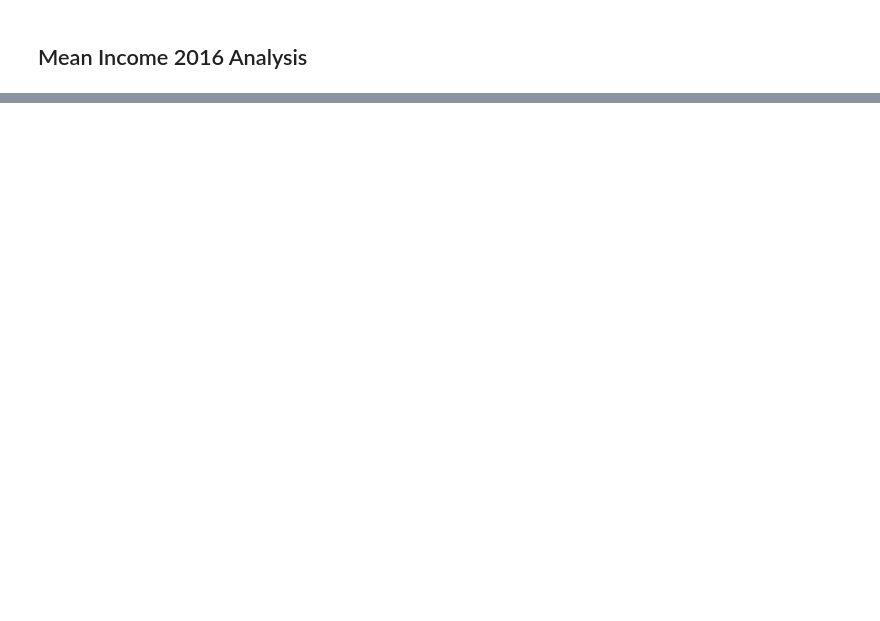
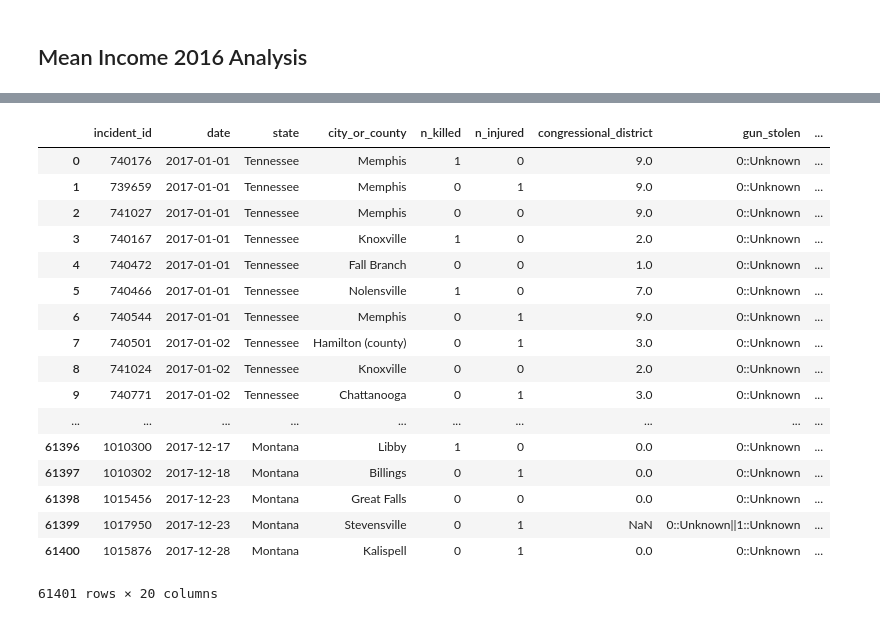
Before and after one commit to Cng000/Gun-violence-analysis, a Jupyter notebook: gun-violence.ipynb, the cells around one changed output, grey strips where cells are left out. Saved outputs shown, nothing was run; the diff lists cells and outputs as text; code cells hidden in the pictures; blank space fills up the shorter version.

```diff
--- a/gun-violence.ipynb
+++ b/gun-violence.ipynb
@@ -104,0 +322,4 @@ df_income.info()
+# %%
+# Take only the median income of 2017
+df_income = df_income[['Geography','Households; Estimate; Median income (dollars)']]
+df_income
@@ -119,5 +412,24 @@ df_income
 # %%
-# merged both dataframe(gun-violence && 2016_income)
-df_gun_income = pd.merge(df_gun_violence_new, df_income, on="state", how="outer")
+# merged both dataframe(gun-violence && 2017_income)
+df_gun_income = pd.merge(df_gun_violence_new_2017, df_income, on="state", how="outer")
 df_gun_income
+# %% [output]
+|  | incident_id | date | state | city_or_county | n_killed | n_injured | congressional_district | gun_stolen | ... |
+| 0 | 740176 | 2017-01-01 | Tennessee | Memphis | 1 | 0 | 9.0 | 0::Unknown | ... |
+| 1 | 739659 | 2017-01-01 | Tennessee | Memphis | 0 | 1 | 9.0 | 0::Unknown | ... |
+| 2 | 741027 | 2017-01-01 | Tennessee | Memphis | 0 | 0 | 9.0 | 0::Unknown | ... |
+| 3 | 740167 | 2017-01-01 | Tennessee | Knoxville | 1 | 0 | 2.0 | 0::Unknown | ... |
+| 4 | 740472 | 2017-01-01 | Tennessee | Fall Branch | 0 | 0 | 1.0 | 0::Unknown | ... |
+| 5 | 740466 | 2017-01-01 | Tennessee | Nolensville | 1 | 0 | 7.0 | 0::Unknown | ... |
+| 6 | 740544 | 2017-01-01 | Tennessee | Memphis | 0 | 1 | 9.0 | 0::Unknown | ... |
+| 7 | 740501 | 2017-01-02 | Tennessee | Hamilton (county) | 0 | 1 | 3.0 | 0::Unknown | ... |
+| 8 | 741024 | 2017-01-02 | Tennessee | Knoxville | 0 | 0 | 2.0 | 0::Unknown | ... |
+| 9 | 740771 | 2017-01-02 | Tennessee | Chattanooga | 0 | 1 | 3.0 | 0::Unknown | ... |
+| ... | ... | ... | ... | ... | ... | ... | ... | ... | ... |
+| 61396 | 1010300 | 2017-12-17 | Montana | Libby | 1 | 0 | 0.0 | 0::Unknown | ... |
+| 61397 | 1010302 | 2017-12-18 | Montana | Billings | 0 | 1 | 0.0 | 0::Unknown | ... |
+| 61398 | 1015456 | 2017-12-23 | Montana | Great Falls | 0 | 0 | 0.0 | 0::Unknown | ... |
+| 61399 | 1017950 | 2017-12-23 | Montana | Stevensville | 0 | 1 | NaN | 0::Unknown||1::Unknown | ... |
+| 61400 | 1015876 | 2017-12-28 | Montana | Kalispell | 0 | 1 | 0.0 | 0::Unknown | ... |
+61401 rows × 20 columns
 # %%
```
Also changed, not shown: parts of 30 cells of this notebook.
